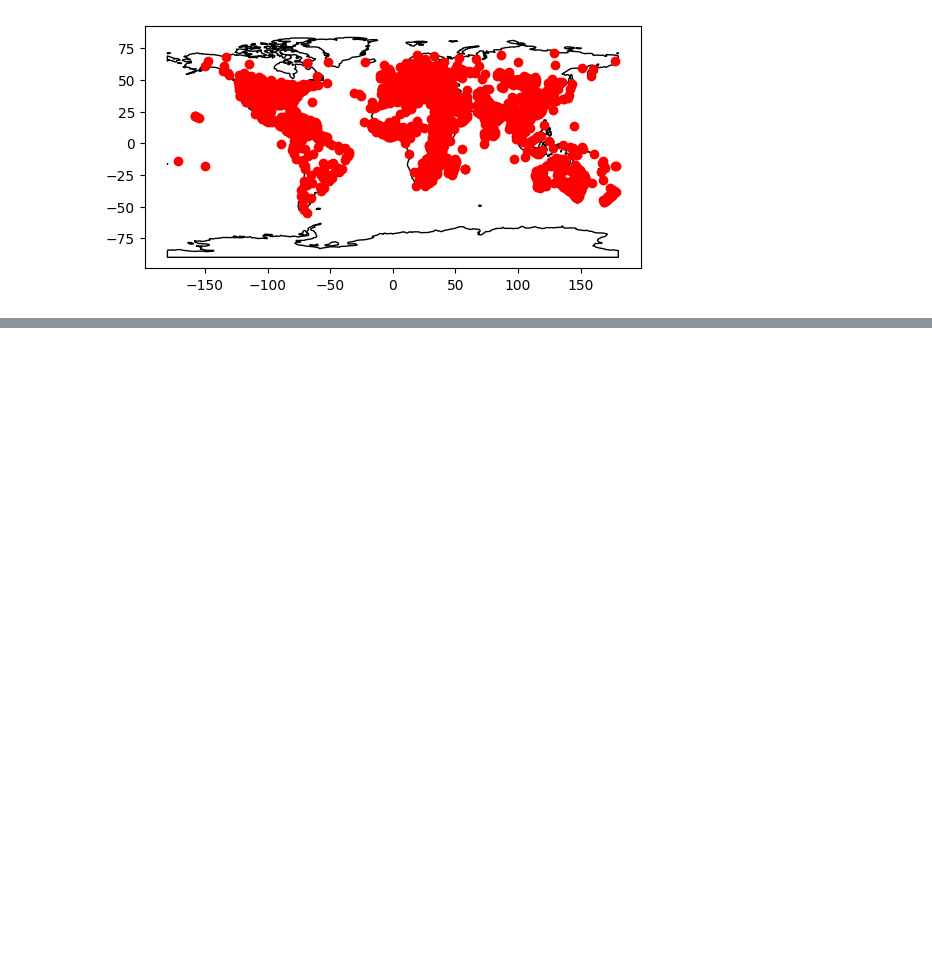
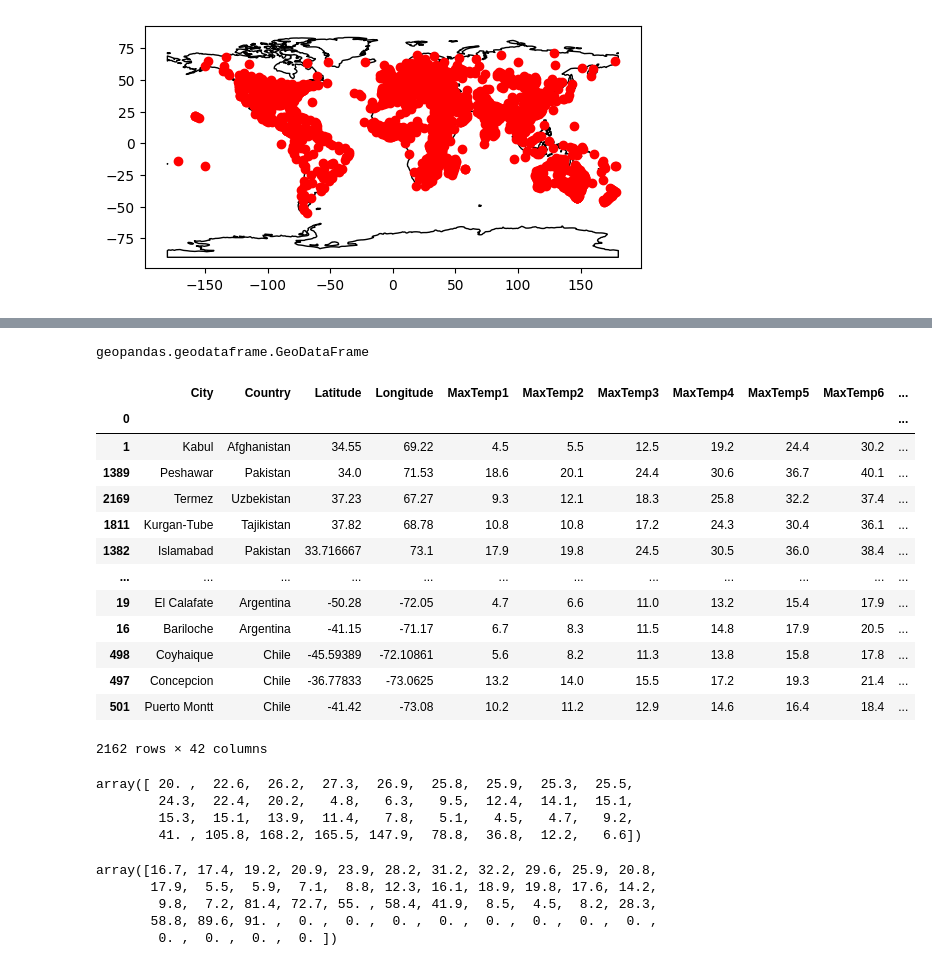
Before and after one commit to claceypersonal/Weather_Similarity, a Jupyter notebook: Data Retrieval/weathermanip.ipynb, the cells around one changed output, grey strips where cells are left out. Saved outputs shown, nothing was run; the diff lists cells and outputs as text; code cells hidden in the pictures; blank space fills up the shorter version.

```diff
--- a/Data Retrieval/weathermanip.ipynb
+++ b/Data Retrieval/weathermanip.ipynb
@@ -70,0 +53,32 @@ gdf
+# %%
+type(gdf)
+# %% [output]
+geopandas.geodataframe.GeoDataFrame
+# %%
+coords = (float(gdf.iloc[0]['Latitude']), float(gdf.iloc[0]['Longitude']))
+# %%
+def distance_from_fixed_point(fixpt, x, y):
+    q = (float(x), float(y))
+    r = (distance.geodesic(fixpt, q).km)
+    return r
+# %%
+gdf_copy = gdf
+# %%
+gdf_copy['dist_from_kabul'] = gdf_copy.apply(lambda row: distance_from_fixed_point(coords, row.Latitude, row.Longitude), axis=1)
+# %%
+gdf_copy.sort_values(by=['dist_from_kabul'])
+# %% [output]
+|  | City | Country | Latitude | Longitude | MaxTemp1 | MaxTemp2 | MaxTemp3 | MaxTemp4 | MaxTemp5 | MaxTemp6 | ... |
+| 0 |  |  |  |  |  |  |  |  |  |  | ... |
+| 1 | Kabul | Afghanistan | 34.55 | 69.22 | 4.5 | 5.5 | 12.5 | 19.2 | 24.4 | 30.2 | ... |
+| 1389 | Peshawar | Pakistan | 34.0 | 71.53 | 18.6 | 20.1 | 24.4 | 30.6 | 36.7 | 40.1 | ... |
+| 2169 | Termez | Uzbekistan | 37.23 | 67.27 | 9.3 | 12.1 | 18.3 | 25.8 | 32.2 | 37.4 | ... |
+| 1811 | Kurgan-Tube | Tajikistan | 37.82 | 68.78 | 10.8 | 10.8 | 17.2 | 24.3 | 30.4 | 36.1 | ... |
+| 1382 | Islamabad | Pakistan | 33.716667 | 73.1 | 17.9 | 19.8 | 24.5 | 30.5 | 36.0 | 38.4 | ... |
+| ... | ... | ... | ... | ... | ... | ... | ... | ... | ... | ... | ... |
+| 19 | El Calafate | Argentina | -50.28 | -72.05 | 4.7 | 6.6 | 11.0 | 13.2 | 15.4 | 17.9 | ... |
+| 16 | Bariloche | Argentina | -41.15 | -71.17 | 6.7 | 8.3 | 11.5 | 14.8 | 17.9 | 20.5 | ... |
+| 498 | Coyhaique | Chile | -45.59389 | -72.10861 | 5.6 | 8.2 | 11.3 | 13.8 | 15.8 | 17.8 | ... |
+| 497 | Concepcion | Chile | -36.77833 | -73.0625 | 13.2 | 14.0 | 15.5 | 17.2 | 19.3 | 21.4 | ... |
+| 501 | Puerto Montt | Chile | -41.42 | -73.08 | 10.2 | 11.2 | 12.9 | 14.6 | 16.4 | 18.4 | ... |
+2162 rows × 42 columns
@@ -70,0 +89,7 @@ gdf
+# %%
+z
+# %% [output]
+array([ 20. ,  22.6,  26.2,  27.3,  26.9,  25.8,  25.9,  25.3,  25.5,
+        24.3,  22.4,  20.2,   4.8,   6.3,   9.5,  12.4,  14.1,  15.1,
+        15.3,  15.1,  13.9,  11.4,   7.8,   5.1,   4.5,   4.7,   9.2,
+        41. , 105.8, 168.2, 165.5, 147.9,  78.8,  36.8,  12.2,   6.6])
@@ -70,0 +98,8 @@ gdf
+# %%
+np.pad(y,(0,12), 'constant')
+# %% [output]
+array([16.7, 17.4, 19.2, 20.9, 23.9, 28.2, 31.2, 32.2, 29.6, 25.9, 20.8,
+       17.9,  5.5,  5.9,  7.1,  8.8, 12.3, 16.1, 18.9, 19.8, 17.6, 14.2,
+        9.8,  7.2, 81.4, 72.7, 55. , 58.4, 41.9,  8.5,  4.5,  8.2, 28.3,
+       58.8, 89.6, 91. ,  0. ,  0. ,  0. ,  0. ,  0. ,  0. ,  0. ,  0. ,
+        0. ,  0. ,  0. ,  0. ])
```
Also changed, not shown: parts of 15 cells of this notebook.
